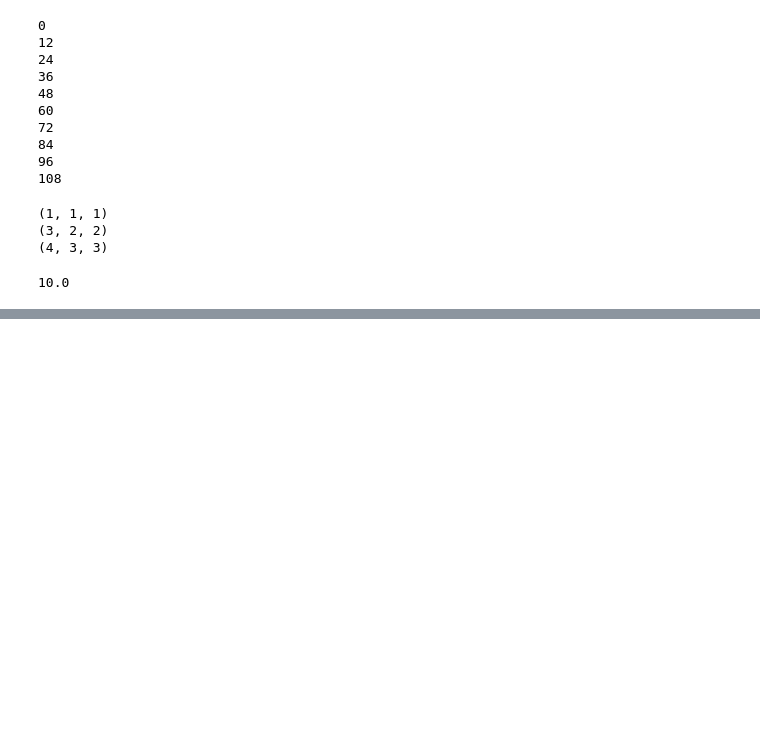
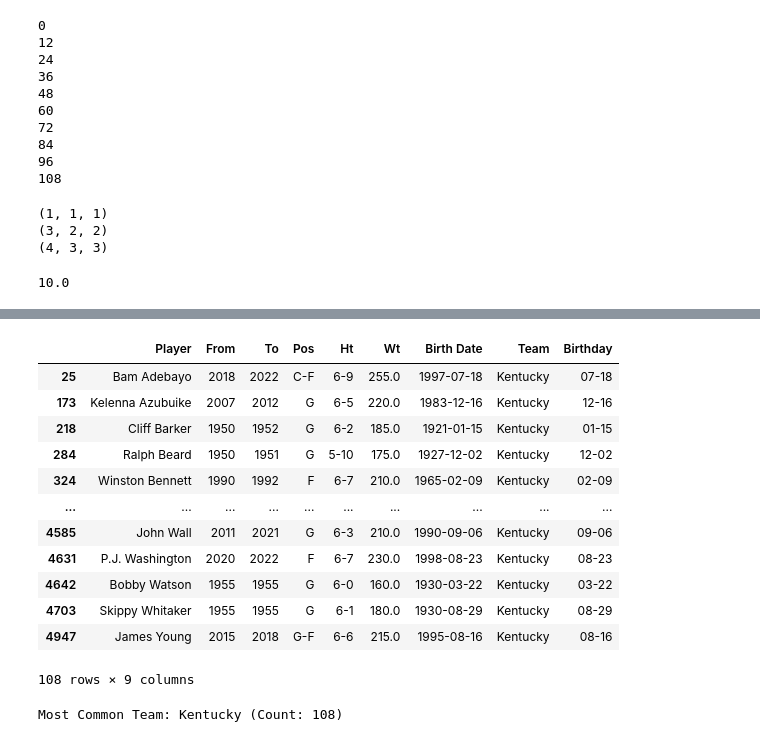
Before and after one commit to saketthakur001/Data-analysis-with-pandas, a Jupyter notebook: The Birthday paradox.ipynb, the cells around one changed output, grey strips where cells are left out. Cells and saved outputs as stored; diff of their text form; code cells hidden in the pictures; blank space fills up the shorter version.

```diff
--- a/The Birthday paradox.ipynb
+++ b/The Birthday paradox.ipynb
@@ -88 +103,4 @@ df
 4979 rows × 8 columns
+# %%
+df = df.rename(columns={'Colleges': 'Team'})
+df
@@ -88,0 +136,19 @@ df
+# %%
+df['Birthday'] = df["Birth Date"].dt.strftime("%m-%d")
+# %%
+team_df = df.loc[df['Team'] == 'Kentucky']
+team_df
+# %% [output]
+|  | Player | From | To | Pos | Ht | Wt | Birth Date | Team | Birthday |
+| 25 | Bam Adebayo | 2018 | 2022 | C-F | 6-9 | 255.0 | 1997-07-18 | Kentucky | 07-18 |
+| 173 | Kelenna Azubuike | 2007 | 2012 | G | 6-5 | 220.0 | 1983-12-16 | Kentucky | 12-16 |
+| 218 | Cliff Barker | 1950 | 1952 | G | 6-2 | 185.0 | 1921-01-15 | Kentucky | 01-15 |
+| 284 | Ralph Beard | 1950 | 1951 | G | 5-10 | 175.0 | 1927-12-02 | Kentucky | 12-02 |
+| 324 | Winston Bennett | 1990 | 1992 | F | 6-7 | 210.0 | 1965-02-09 | Kentucky | 02-09 |
+| ... | ... | ... | ... | ... | ... | ... | ... | ... | ... |
+| 4585 | John Wall | 2011 | 2021 | G | 6-3 | 210.0 | 1990-09-06 | Kentucky | 09-06 |
+| 4631 | P.J. Washington | 2020 | 2022 | F | 6-7 | 230.0 | 1998-08-23 | Kentucky | 08-23 |
+| 4642 | Bobby Watson | 1955 | 1955 | G | 6-0 | 160.0 | 1930-03-22 | Kentucky | 03-22 |
+| 4703 | Skippy Whitaker | 1955 | 1955 | G | 6-1 | 180.0 | 1930-08-29 | Kentucky | 08-29 |
+| 4947 | James Young | 2015 | 2018 | G-F | 6-6 | 215.0 | 1995-08-16 | Kentucky | 08-16 |
+108 rows × 9 columns
@@ -88,0 +160,4 @@ df
+# %%
+print(f"Most Common Team: {most_common_team} (Count: {most_common_count})")
+# %% [output]
+Most Common Team: Kentucky (Count: 108)
```
Also changed, not shown: parts of 17 cells of this notebook.
